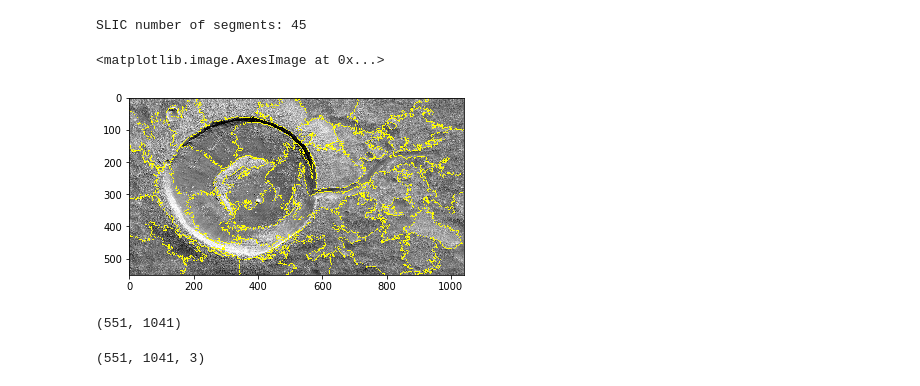
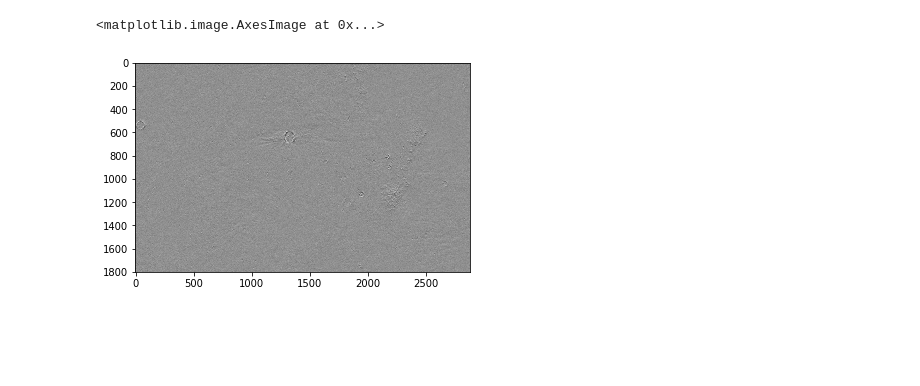
Before and after one commit to neelindresh/OmdenaMarsSurface, a Jupyter notebook: preprocessing.ipynb, the cells around one changed output. Cells and saved outputs as stored; diff of their text form; code cells hidden in the pictures; blank space fills up the shorter version.

```diff
--- a/preprocessing.ipynb
+++ b/preprocessing.ipynb
@@ -98,20 +63,0 @@ plt.imshow(mark_boundaries(image,segments_slic))
-# %%
-segments_slic = slic(image, n_segments=50, compactness=10, sigma=1)
-gradient = sobel(rgb2gray(image))
-segments_watershed = watershed(gradient, markers=250, compactness=0.1)
-print('SLIC number of segments: {}'.format(len(np.unique(segments_slic))))
-# %% [output]
-SLIC number of segments: 45
-# %%
-plt.imshow(mark_boundaries(image,segments_slic))
-# %% [output]
-<matplotlib.image.AxesImage at 0x...>
-[figure, removed]
-# %%
-segments_slic.shape
-# %% [output]
-(551, 1041)
-# %%
-image.shape
-# %% [output]
-(551, 1041, 3)
@@ -119,0 +64,5 @@ markedImage=mark_boundaries(image,segments_slic)
+# %%
+plt.imshow(yimg,cmap='gray')
+# %% [output]
+<matplotlib.image.AxesImage at 0x...>
+[figure, added]
```
Also changed, not shown: parts of 19 cells of this notebook.
